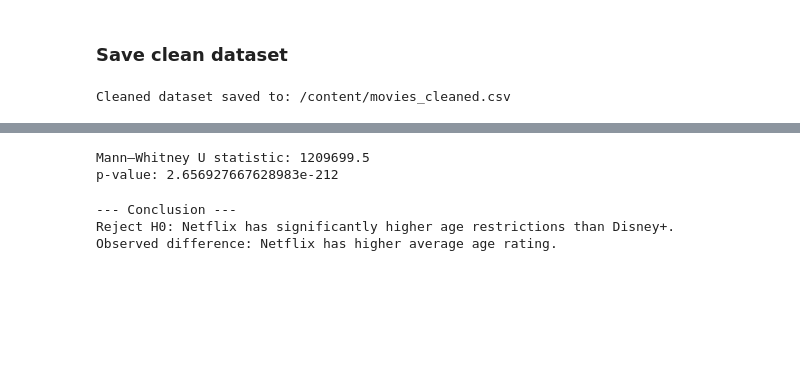
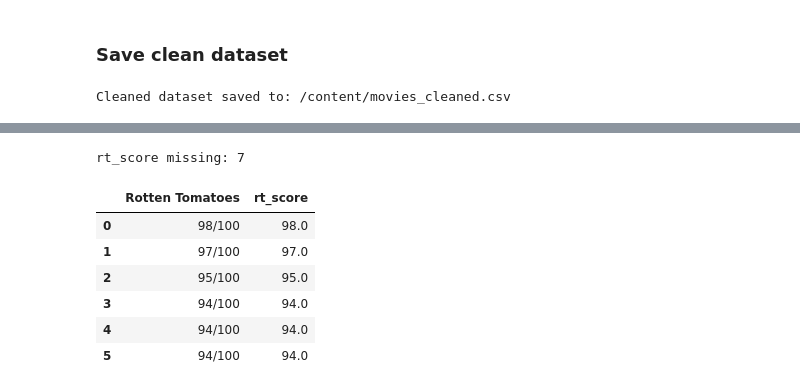
Before and after one commit to imostafizur/tensorflow_board, a Jupyter notebook: MNIST.ipynb, the cells around one changed output, grey strips where cells are left out. Saved outputs shown, nothing was run; the diff lists cells and outputs as text; code cells hidden in the pictures; blank space fills up the shorter version.

```diff
--- a/MNIST.ipynb
+++ b/MNIST.ipynb
@@ -357,9 +242,0 @@ Exclusive-only weighted mean difference (Netflix - Disney+) = -4.302 -> Disney+
-# %%
-import pandas as pd
-import numpy as np
-import matplotlib.pyplot as plt
-from scipy import stats
-
-df = pd.read_csv("/content/movies_cleaned.csv")
-print(df.shape)
-df.head()
@@ -405,29 +243,23 @@ plt.show()
-# %%
-u_stat, p_val = stats.mannwhitneyu(
-    net_age,
-    dis_age,
-    alternative='greater'   # Netflix > Disney+
-)
-
-print("Mann–Whitney U statistic:", u_stat)
-print("p-value:", p_val)
-# %% [output]
-Mann–Whitney U statistic: 1209699.5
-p-value: 2.656927667628983e-212
-# %%
-alpha = 0.05
-
-print("\n--- Conclusion ---")
-if p_val < alpha:
-    print("Reject H0: Netflix has significantly higher age restrictions than Disney+.")
-else:
-    print("Fail to reject H0: No evidence that Netflix has higher age restrictions than Disney+.")
-
-if net_age.mean() > dis_age.mean():
-    print("Observed difference: Netflix has higher average age rating.")
-else:
-    print("Observed difference: Disney+ has equal or higher age rating.")
-# %% [output]
---- Conclusion ---
-Reject H0: Netflix has significantly higher age restrictions than Disney+.
-Observed difference: Netflix has higher average age rating.
+# %%
+# Cell 4 - Parse Rotten Tomatoes (robust but simple)
+import re
+
+def parse_rt_robust(x):
+    if pd.isna(x):
+        return np.nan
+    s = str(x).strip()
+    m = re.search(r"(\d{1,3})", s)
+    return float(m.group(1)) if m else np.nan
+
+df['rt_score'] = df['Rotten Tomatoes'].apply(parse_rt_robust)
+print("rt_score missing:", df['rt_score'].isna().sum())
+display(df[['Rotten Tomatoes','rt_score']].head(6))
+# %% [output]
+rt_score missing: 7
+|  | Rotten Tomatoes | rt_score |
+| 0 | 98/100 | 98.0 |
+| 1 | 97/100 | 97.0 |
+| 2 | 95/100 | 95.0 |
+| 3 | 94/100 | 94.0 |
+| 4 | 94/100 | 94.0 |
+| 5 | 94/100 | 94.0 |
```
Also changed, not shown: parts of 29 cells of this notebook.
